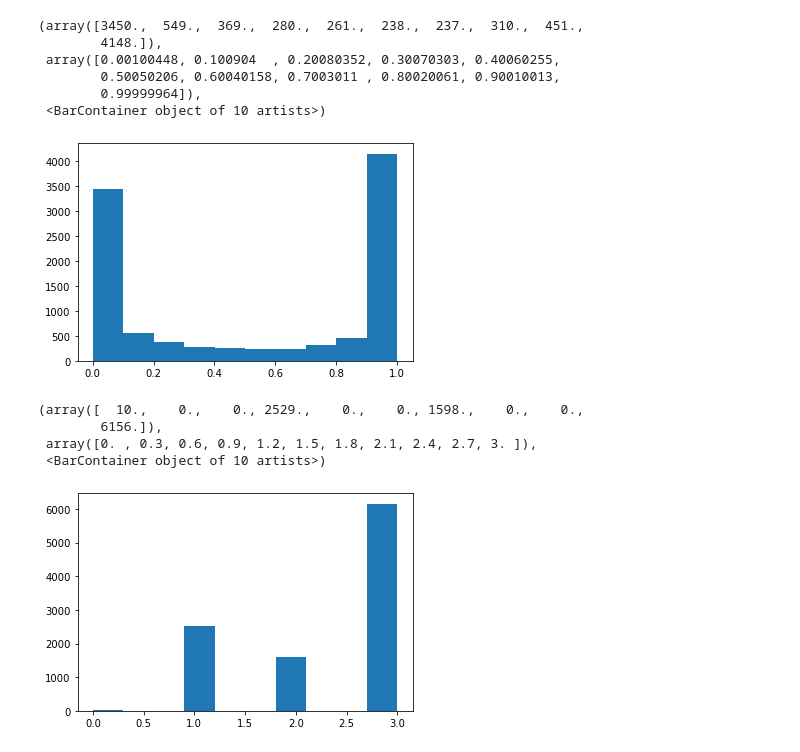
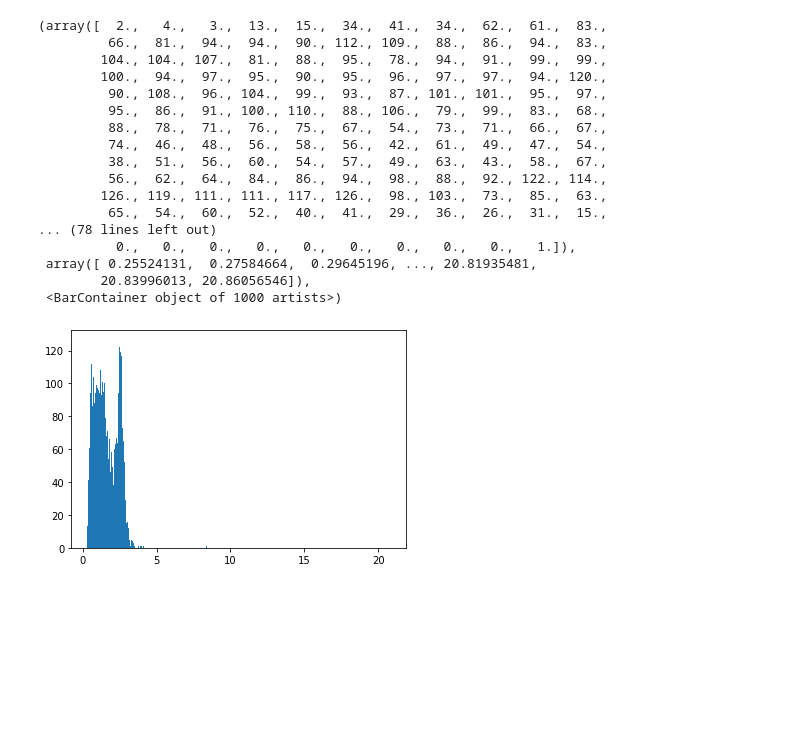
Before and after one commit to yzh250/RotationCurve, a Jupyter notebook: 2D_RC/main/Notebooks/Untitled1.ipynb, the cells around one changed output. Cells and saved outputs as stored; diff of their text form; code cells hidden in the pictures; blank space fills up the shorter version.

```diff
--- a/2D_RC/main/Notebooks/Untitled1.ipynb
+++ b/2D_RC/main/Notebooks/Untitled1.ipynb
@@ -91,0 +11,6 @@ len(ltg_prob)
+# %%
+SMOOTHNESS_MORPH_FOLDER = '/Users/richardzhang/Documents/UR_Stuff/Research_UR/RotationCurve/2D_RC/main/'
+
+smoothness_morph_file = SMOOTHNESS_MORPH_FOLDER + 'cross_table.csv'
+# %%
+cross_match_table = Table.read(smoothness_morph_file,format='ascii.commented_header')
@@ -92,19 +39,23 @@ len(ltg_prob)
+# %%
+smoothness = cross_match_table['smoothness'].data
 # %%
-plt.hist(ltg_prob)
+plt.hist(smoothness,bins=1000)
 # %% [output]
-(array([3450.,  549.,  369.,  280.,  261.,  238.,  237.,  310.,  451.,
-        4148.]),
- array([0.00100448, 0.100904  , 0.20080352, 0.30070303, 0.40060255,
-        0.50050206, 0.60040158, 0.7003011 , 0.80020061, 0.90010013,
-        0.99999964]),
- <BarContainer object of 10 artists>)
+(array([  2.,   4.,   3.,  13.,  15.,  34.,  41.,  34.,  62.,  61.,  83.,
+         66.,  81.,  94.,  94.,  90., 112., 109.,  88.,  86.,  94.,  83.,
+        104., 104., 107.,  81.,  88.,  95.,  78.,  94.,  91.,  99.,  99.,
+        100.,  94.,  97.,  95.,  90.,  95.,  96.,  97.,  97.,  94., 120.,
+         90., 108.,  96., 104.,  99.,  93.,  87., 101., 101.,  95.,  97.,
+         95.,  86.,  91., 100., 110.,  88., 106.,  79.,  99.,  83.,  68.,
+         88.,  78.,  71.,  76.,  75.,  67.,  54.,  73.,  71.,  66.,  67.,
+         74.,  46.,  48.,  56.,  58.,  56.,  42.,  61.,  49.,  47.,  54.,
+         38.,  51.,  56.,  60.,  54.,  57.,  49.,  63.,  43.,  58.,  67.,
+         56.,  62.,  64.,  84.,  86.,  94.,  98.,  88.,  92., 122., 114.,
+        126., 119., 111., 111., 117., 126.,  98., 103.,  73.,  85.,  63.,
+         65.,  54.,  60.,  52.,  40.,  41.,  29.,  36.,  26.,  31.,  15.,
+... (78 lines left out)
+          0.,   0.,   0.,   0.,   0.,   0.,   0.,   0.,   0.,   1.]),
+ array([ 0.25524131,  0.27584664,  0.29645196, ..., 20.81935481,
+        20.83996013, 20.86056546]),
+ <BarContainer object of 1000 artists>)
-[figure, old version]
+[figure, new version]
-# %%
-vis_class = Mdr17['Visual_Class'].data
-plt.hist(vis_class)
-# %% [output]
-(array([  10.,    0.,    0., 2529.,    0.,    0., 1598.,    0.,    0.,
-        6156.]),
- array([0. , 0.3, 0.6, 0.9, 1.2, 1.5, 1.8, 2.1, 2.4, 2.7, 3. ]),
- <BarContainer object of 10 artists>)
-[figure, removed]
```
Also changed, not shown: parts of 21 cells of this notebook, 7 other files.
